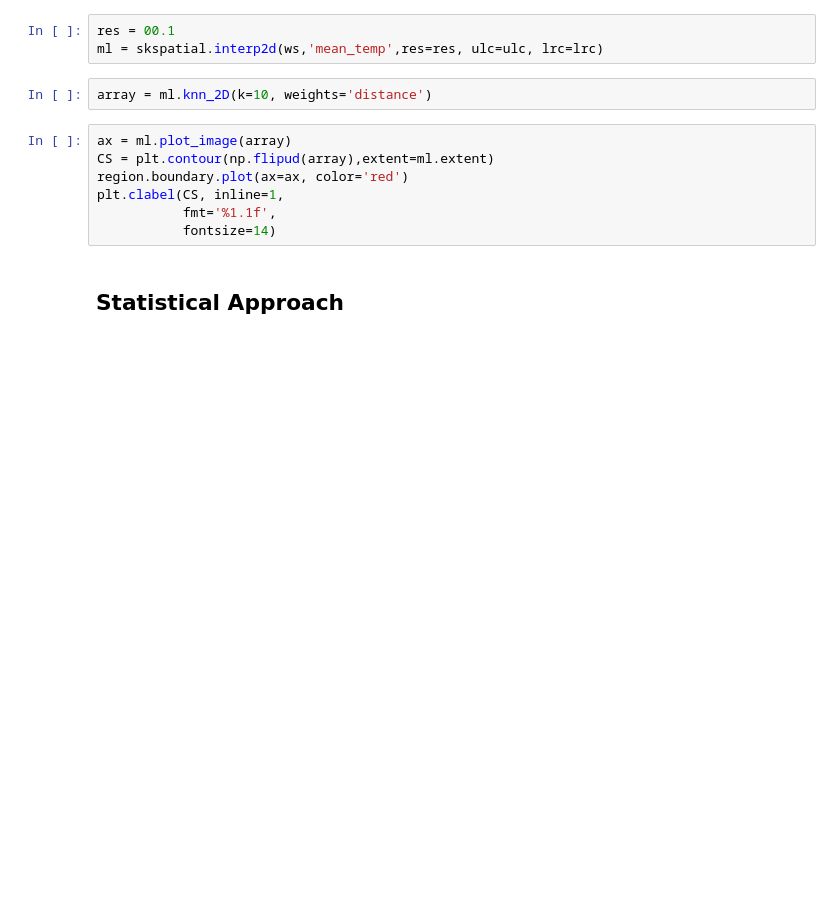
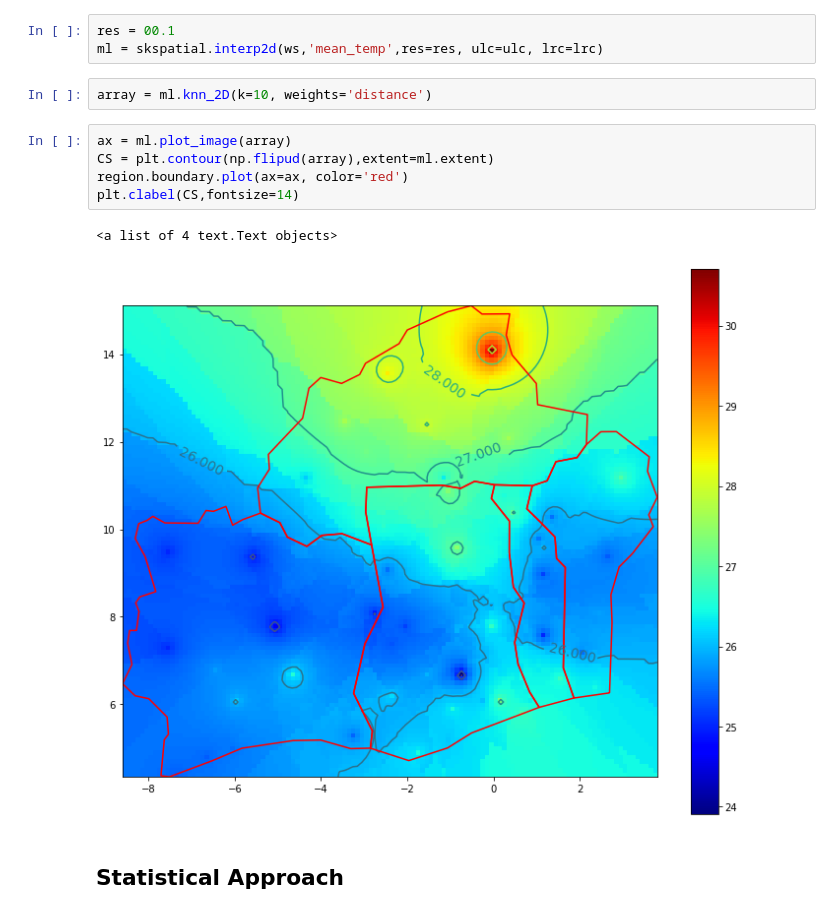
Before and after one commit to makangd/python, a Jupyter notebook: 06_Spatial_Interpolation.ipynb, the cells around one changed output. Saved outputs shown, nothing was run; the diff lists cells and outputs as text; blank space fills up the shorter version.

```diff
--- a/06_Spatial_Interpolation.ipynb
+++ b/06_Spatial_Interpolation.ipynb
@@ -118,10 +126,11 @@ array = ml.knn_2D(k=10, weights='distance')
 # %%
 ax = ml.plot_image(array)
 CS = plt.contour(np.flipud(array),extent=ml.extent)
 region.boundary.plot(ax=ax, color='red')
-plt.clabel(CS, inline=1,
-           fmt='%1.1f',
-           fontsize=14)
+plt.clabel(CS,fontsize=14)
+# %% [output]
+<a list of 4 text.Text objects>
+[figure, added]
 # %% [markdown]
 ##  Statistical Approach
 # %% [markdown]
```
Also changed, not shown: parts of 30 cells of this notebook, 7 other files.
